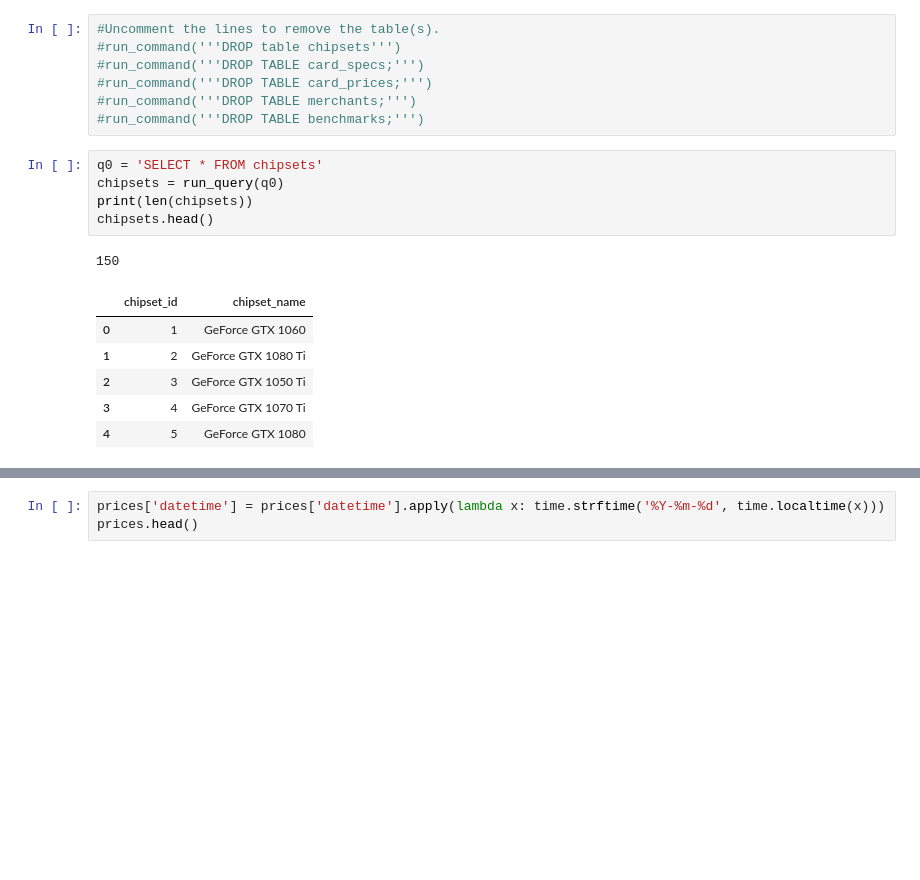
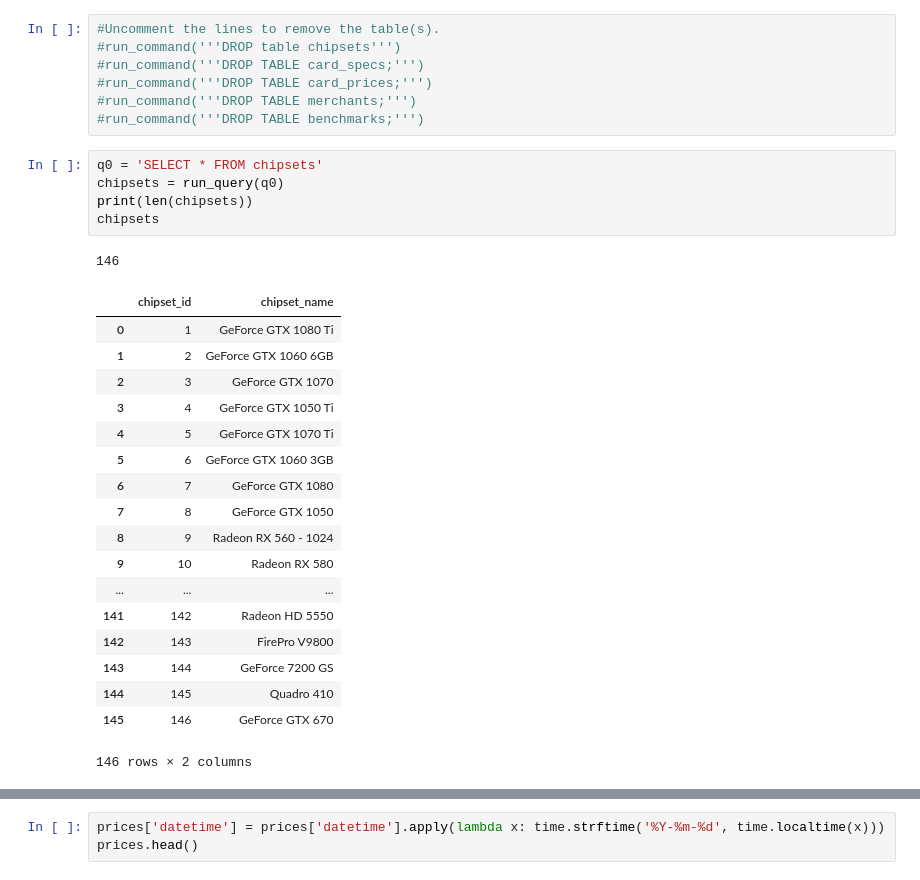
Before and after one commit to sengkchu/gpu-analytics, a Jupyter notebook: gpudatabase_interface.ipynb, the cells around one changed output, grey strips where cells are left out. Saved outputs shown, nothing was run; the diff lists cells and outputs as text; blank space fills up the shorter version.

```diff
--- a/gpudatabase_interface.ipynb
+++ b/gpudatabase_interface.ipynb
@@ -123,16 +123,28 @@ show_tables()
 # %%
 q0 = 'SELECT * FROM chipsets'
 chipsets = run_query(q0)
 print(len(chipsets))
-chipsets.head()
+chipsets
 # %% [output]
-150
+146
 |  | chipset_id | chipset_name |
-| 0 | 1 | GeForce GTX 1060 |
-| 1 | 2 | GeForce GTX 1080 Ti |
-| 2 | 3 | GeForce GTX 1050 Ti |
-| 3 | 4 | GeForce GTX 1070 Ti |
-| 4 | 5 | GeForce GTX 1080 |
+| 0 | 1 | GeForce GTX 1080 Ti |
+| 1 | 2 | GeForce GTX 1060 6GB |
+| 2 | 3 | GeForce GTX 1070 |
+| 3 | 4 | GeForce GTX 1050 Ti |
+| 4 | 5 | GeForce GTX 1070 Ti |
+| 5 | 6 | GeForce GTX 1060 3GB |
+| 6 | 7 | GeForce GTX 1080 |
+| 7 | 8 | GeForce GTX 1050 |
+| 8 | 9 | Radeon RX 560 - 1024 |
+| 9 | 10 | Radeon RX 580 |
+| ... | ... | ... |
+| 141 | 142 | Radeon HD 5550 |
+| 142 | 143 | FirePro V9800 |
+| 143 | 144 | GeForce 7200 GS |
+| 144 | 145 | Quadro 410 |
+| 145 | 146 | GeForce GTX 670 |
+146 rows × 2 columns
 # %%
 chipsets['chipset_name'].values
 # %% [output]
```
Also changed, not shown: parts of 20 cells of this notebook, 6 other files.
